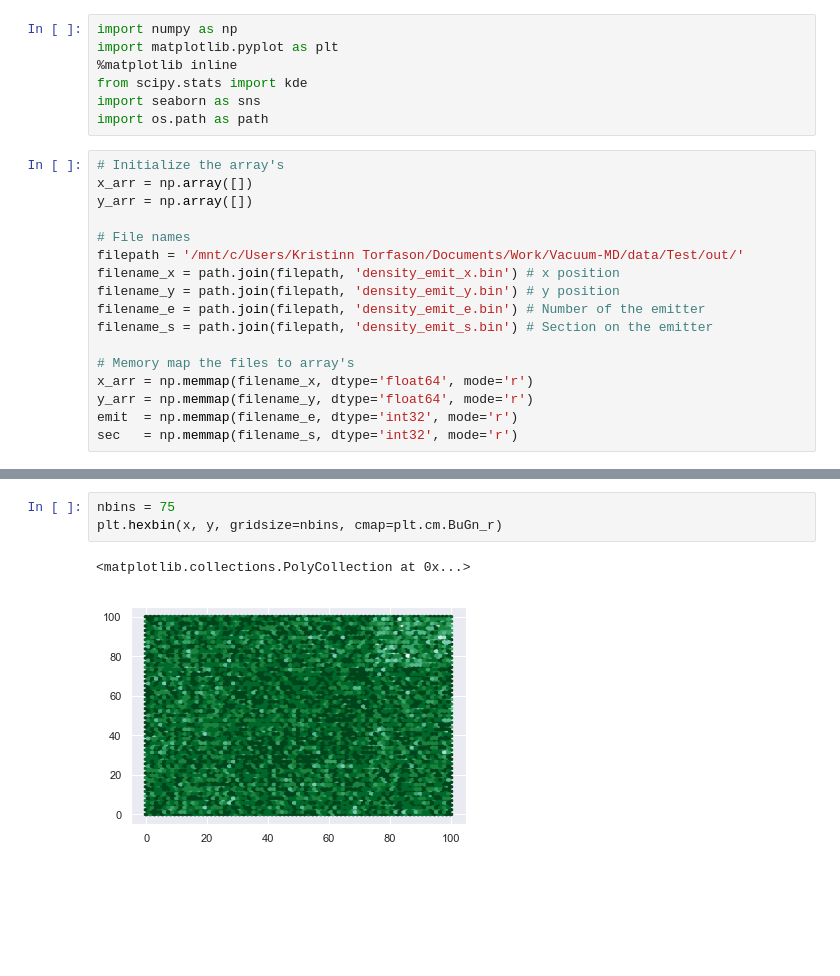
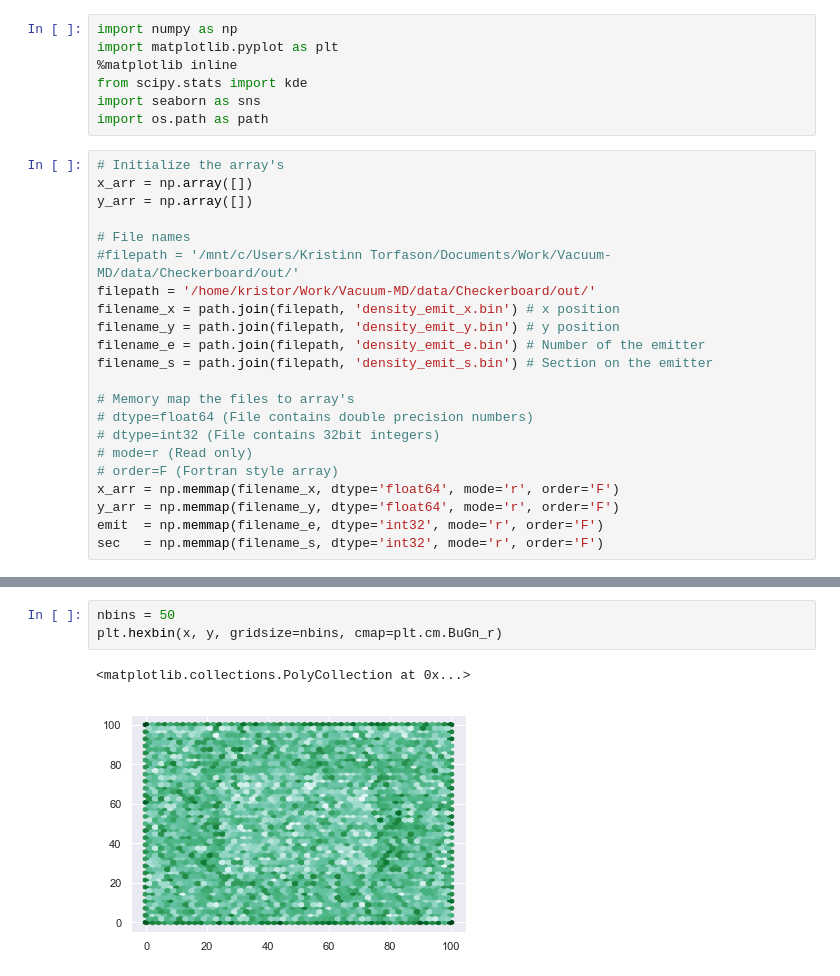
Before and after one commit to NanoPhysicsCenter/RUMDEED, a Jupyter notebook: scripts/density plots/Density.ipynb, the cells around one changed output, grey strips where cells are left out. Saved outputs shown, nothing was run; the diff lists cells and outputs as text; blank space fills up the shorter version.

```diff
--- a/scripts/density plots/Density.ipynb
+++ b/scripts/density plots/Density.ipynb
@@ -11,17 +11,22 @@ x_arr = np.array([])
 y_arr = np.array([])
 
 # File names
-filepath = '/mnt/c/Users/Kristinn Torfason/Documents/Work/Vacuum-MD/data/Test/out/'
+#filepath = '/mnt/c/Users/Kristinn Torfason/Documents/Work/Vacuum-MD/data/Checkerboard/out/'
+filepath = '/home/kristor/Work/Vacuum-MD/data/Checkerboard/out/'
 filename_x = path.join(filepath, 'density_emit_x.bin') # x position
 filename_y = path.join(filepath, 'density_emit_y.bin') # y position
 filename_e = path.join(filepath, 'density_emit_e.bin') # Number of the emitter
 filename_s = path.join(filepath, 'density_emit_s.bin') # Section on the emitter
 
 # Memory map the files to array's
-x_arr = np.memmap(filename_x, dtype='float64', mode='r')
-y_arr = np.memmap(filename_y, dtype='float64', mode='r')
-emit  = np.memmap(filename_e, dtype='int32', mode='r')
-sec   = np.memmap(filename_s, dtype='int32', mode='r')
+# dtype=float64 (File contains double precision numbers)
+# dtype=int32 (File contains 32bit integers)
+# mode=r (Read only)
+# order=F (Fortran style array)
+x_arr = np.memmap(filename_x, dtype='float64', mode='r', order='F')
+y_arr = np.memmap(filename_y, dtype='float64', mode='r', order='F')
+emit  = np.memmap(filename_e, dtype='int32', mode='r', order='F')
+sec   = np.memmap(filename_s, dtype='int32', mode='r', order='F')
 # %%
 data = np.vstack((x_arr, y_arr)).T
 data.shape
@@ -52,9 +57,9 @@ fig.colorbar(im)
 # %%
-nbins = 75
+nbins = 50
 plt.hexbin(x, y, gridsize=nbins, cmap=plt.cm.BuGn_r)
 # %% [output]
 <matplotlib.collections.PolyCollection at 0x...>
-[figure, old version]
+[figure, new version]
 # %%
 sns.set(style="darkgrid")
 sns.jointplot(x=x, y=y, kind='hex')
```
Also changed, not shown: parts of 6 cells of this notebook, 2 other files.
